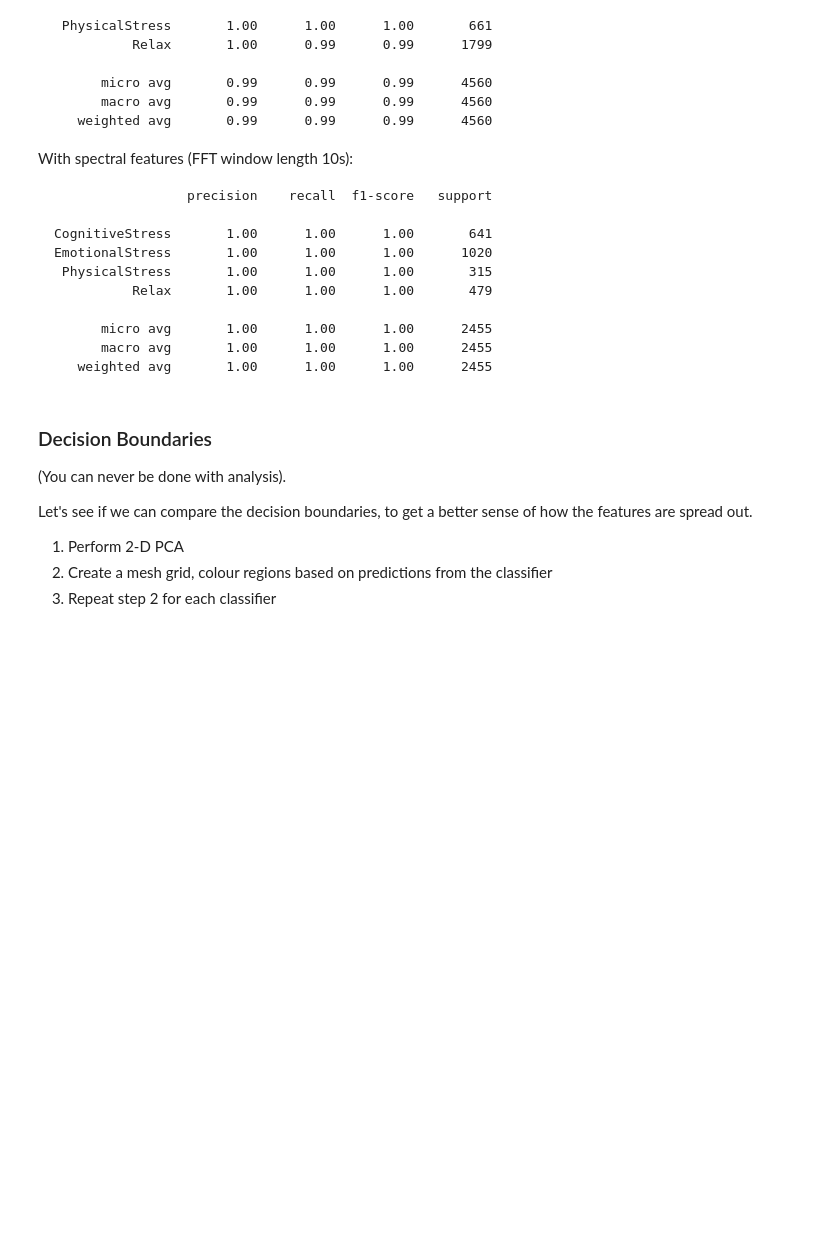
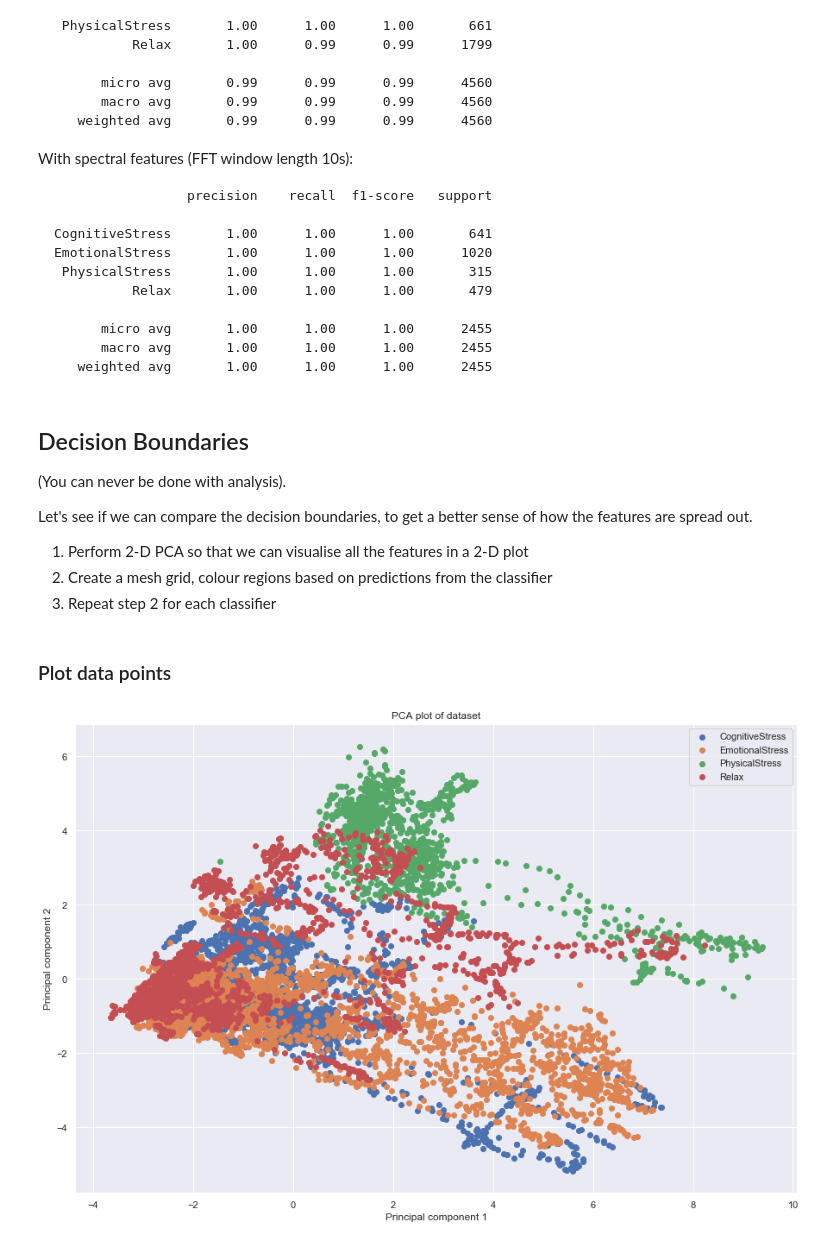
Before and after one commit to lisaong/hss, a Jupyter notebook: 03_sensors.ipynb, the cells around one changed output. Drawn from its saved outputs; the diff is of its cells as text; code cells hidden in the pictures; blank space fills up the shorter version.

````diff
--- a/03_sensors.ipynb
+++ b/03_sensors.ipynb
@@ -1501,12 +1498,46 @@ EmotionalStress       1.00      1.00      1.00      1020
    weighted avg       1.00      1.00      1.00      2455
 ```
 # %% [markdown]
-### Decision Boundaries
+## Decision Boundaries
 
 (You can never be done with analysis).
 
 Let's see if we can compare the decision boundaries, to get a better sense of how the features are spread out.
 
-1. Perform 2-D PCA
+1. Perform 2-D PCA so that we can visualise all the features in a 2-D plot
 2. Create a mesh grid, colour regions based on predictions from the classifier
 3. Repeat step 2 for each classifier
+# %%
+# PCA presumes zero centered mean, so we scale
+scaler = StandardScaler()
+X_train_scaled = scaler.fit_transform(X_train)
+X_test_scaled = scaler.transform(X_test)
+
+pca = PCA(n_components=2)
+
+Z_train_pca = pca.fit_transform(X_train_scaled)
+Z_test_pca = pca.transform(X_test_scaled)
+
+# Train and test sets are shuffled by train_test_split before the split,
+# so we need to concatenate instead of using X and y.
+# Also, we want to use the scaled version of X
+Z_pca = np.concatenate((Z_train_pca, Z_test_pca), axis=0)
+y_all = np.concatenate((y_train, y_test), axis=0)
+# %% [markdown]
+### Plot data points
+# %%
+fig, ax = plt.subplots(figsize=(15, 10))
+
+for i in range(0, len(le.classes_)):
+    # y_train == i filters a subset of rows where y_train is i
+    # The ..., 0] refers to the first principal component
+    # The ..., 1] refers to the second principal component
+    ax.scatter(Z_pca[y_all == i, 0], Z_pca[y_all == i, 1], label=le.classes_[i])
+ax.legend()
+
+ax.set_title('PCA plot of dataset')
+ax.set_xlabel('Principal component 1')
+ax.set_ylabel('Principal component 2')
+plt.show()
+# %% [output]
+[figure, added]
````
Also changed, not shown: parts of 14 cells of this notebook.
